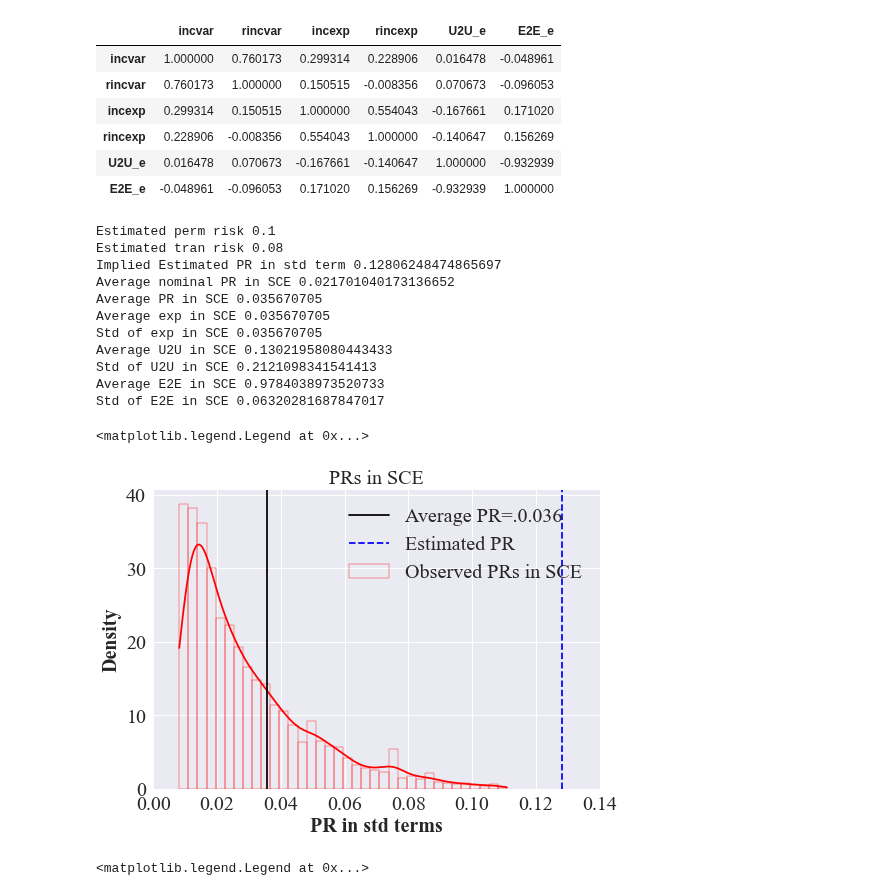
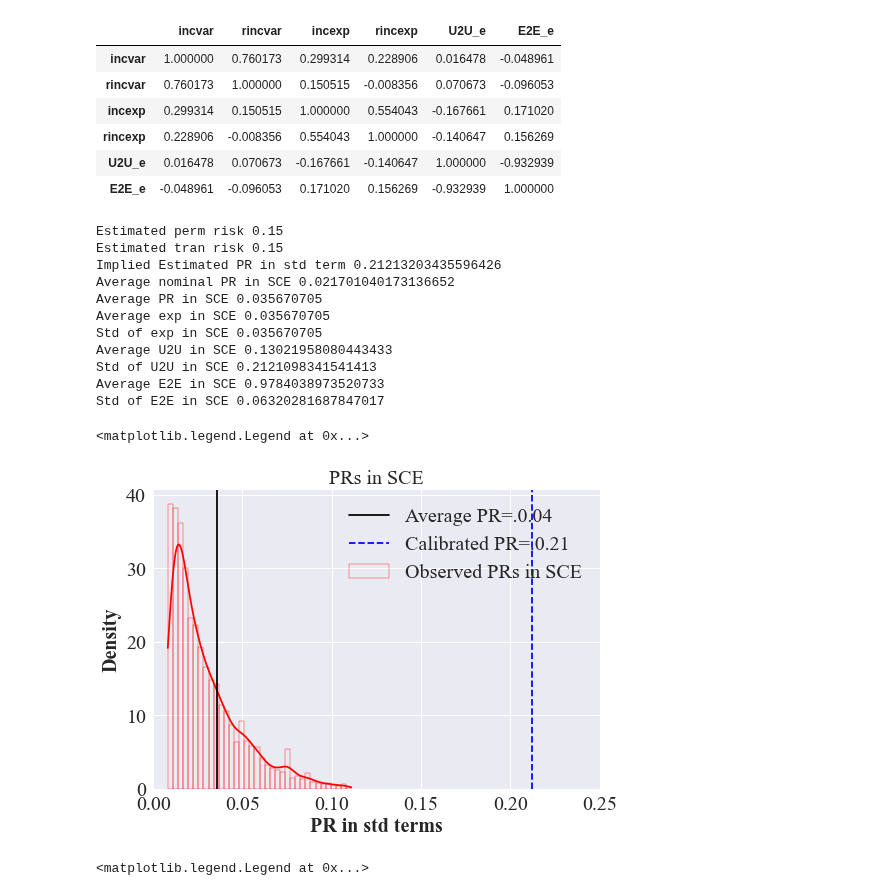
Before and after one commit to iworld1991/PIR, a Jupyter notebook: WorkingFolder/PythonCode/HeterogeneousRisksEstMain.ipynb, the cells around one changed output. Drawn from its saved outputs; the diff is of its cells as text; code cells hidden in the pictures.

```diff
--- a/WorkingFolder/PythonCode/HeterogeneousRisksEstMain.ipynb
+++ b/WorkingFolder/PythonCode/HeterogeneousRisksEstMain.ipynb
@@ -220,9 +220,9 @@ SCE_av.corr()
 # %%
 ## some commonly used parameters, e.g. from Low et al.
 
-sigma_perm_Low_est = 0.1
+sigma_perm_Low_est = 0.15
 print('Estimated perm risk', str(sigma_perm_Low_est))
-sigma_tran_Low_est = 0.08
+sigma_tran_Low_est = 0.15
 print('Estimated tran risk', str(sigma_tran_Low_est))
 est_PR_Low = sigma_perm_Low_est**2 + sigma_tran_Low_est**2
 print('Implied Estimated PR in std term', str(np.sqrt(est_PR_Low)))
@@ -245,9 +245,9 @@ print('Std of U2U in SCE', str(np.std(prob_func(U2U_SCE))))
 print('Average E2E in SCE', str(np.mean(prob_func(E2E_SCE))))
 print('Std of E2E in SCE', str(np.std(prob_func(E2E_SCE))))
 # %% [output]
-Estimated perm risk 0.1
-Estimated tran risk 0.08
-Implied Estimated PR in std term 0.12806248474865697
+Estimated perm risk 0.15
+Estimated tran risk 0.15
+Implied Estimated PR in std term 0.21213203435596426
 Average nominal PR in SCE 0.021701040173136652
 Average PR in SCE 0.035670705
 Average exp in SCE 0.035670705
@@ -262,37 +262,37 @@ import seaborn as sns
 
 plt.title('PRs in SCE')
 
 #hist = plt.hist(np.sqrt(PR_ind_av),
 #                bins = 50,
 #                color='red',
 #                alpha = 0.3,
 #                label='Dist of PRs',
 #               density=True)
 
 sns.histplot(np.sqrt(PR_ind_av),
              color="red",
              kde=True,
              stat="density",
              label='Observed PRs in SCE',
              linewidth= 0.4,
              fill = False)
 
 plt.axvline(np.sqrt(av_PR_SCE),
             color='black',
-            label='Average PR=.{:.3f}'.format(np.sqrt(av_PR_SCE)))
+            label='Average PR=.{:.2f}'.format(np.sqrt(av_PR_SCE)))
 
 
 plt.axvline(np.sqrt(est_PR_Low),
             linestyle='--',
             color='blue',
-            label='Estimated PR')
+            label='Calibrated PR=.{:.2f}'.format(np.mean(np.sqrt(est_PR_Low))))
 
-plt.xlim([0.0,0.14])
+plt.xlim([0.0,0.25])
 plt.xlabel('PR in std terms')
 plt.legend(loc=1)
 # %% [output]
 <matplotlib.legend.Legend at 0x...>
-[figure, old version]
+[figure, new version]
 # %%
 ## distributions of U2U
 
```
Also changed, not shown: parts of 7 cells of this notebook, 1 other file.
